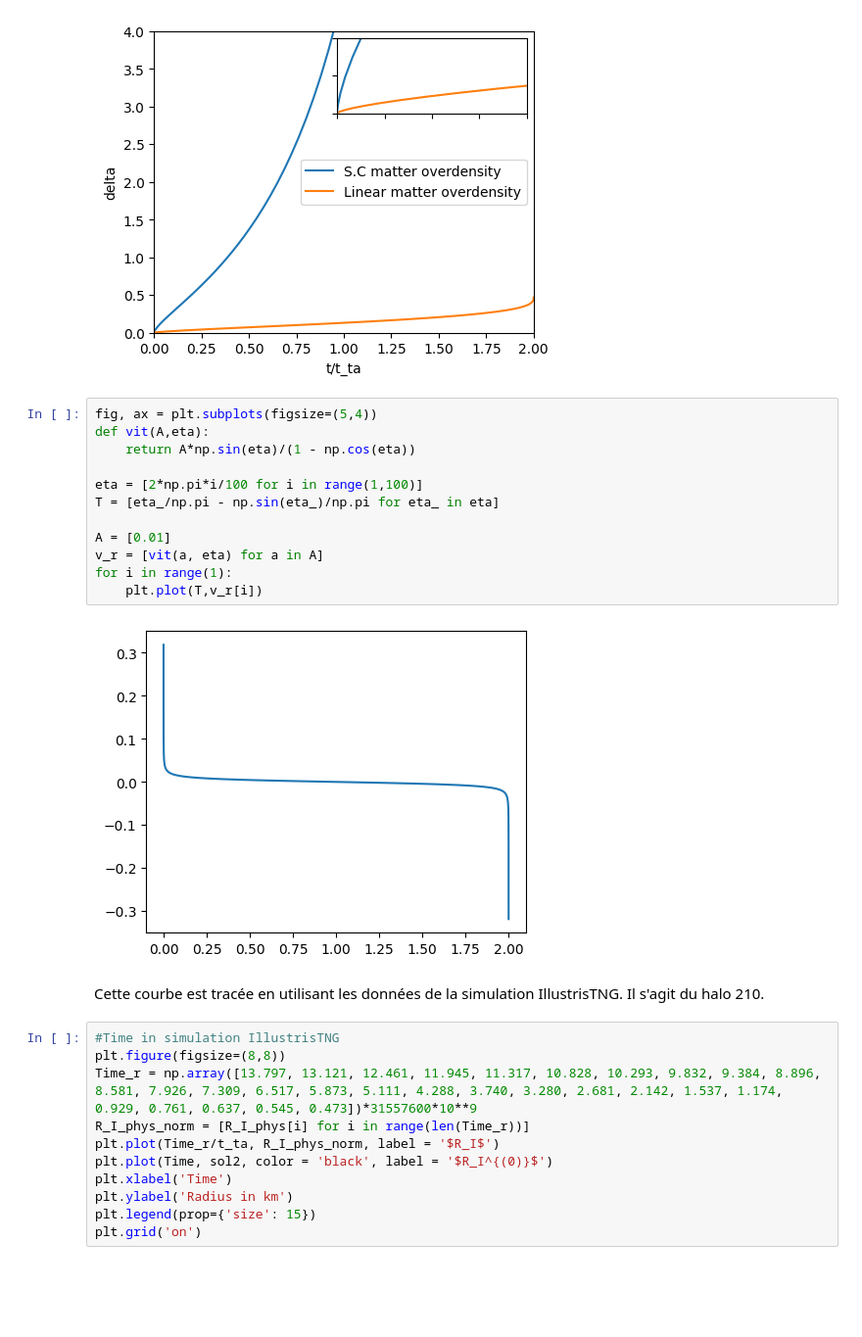
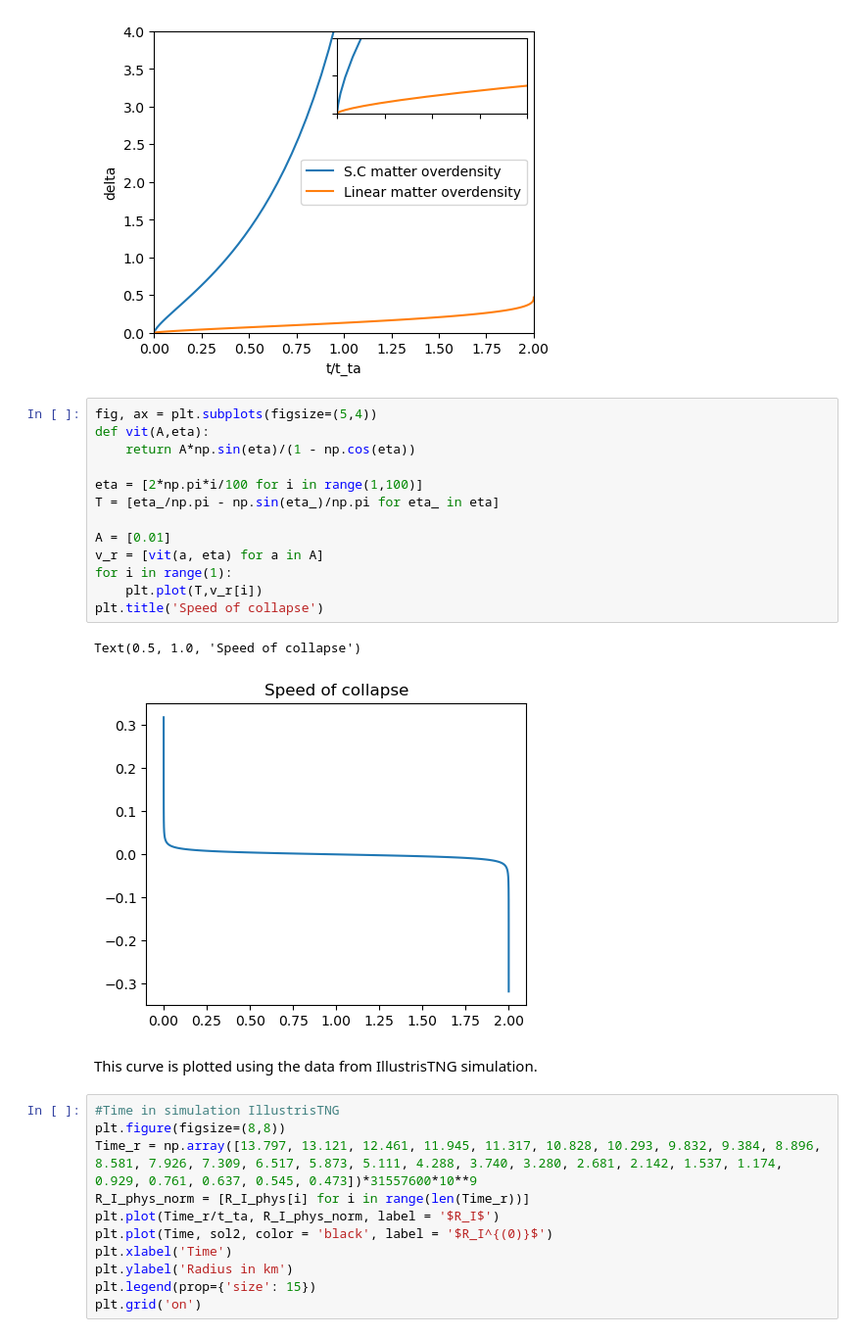
Before and after one commit to roomate/Black-Holes-and-Cosmology, a Jupyter notebook: Cosmology.ipynb, the cells around one changed output. Shown at 98% size. Cells and saved outputs as stored; diff of their text form; blank space fills up the shorter version.

```diff
--- a/Cosmology.ipynb
+++ b/Cosmology.ipynb
@@ -859,19 +860,21 @@ plt.show()
 # %%
 fig, ax = plt.subplots(figsize=(5,4))
 def vit(A,eta):
     return A*np.sin(eta)/(1 - np.cos(eta))
 
 eta = [2*np.pi*i/100 for i in range(1,100)]
 T = [eta_/np.pi - np.sin(eta_)/np.pi for eta_ in eta]
 
 A = [0.01]
 v_r = [vit(a, eta) for a in A]
 for i in range(1):
     plt.plot(T,v_r[i])
+plt.title('Speed of collapse')
 # %% [output]
+Text(0.5, 1.0, 'Speed of collapse')
-[figure, old version]
+[figure, new version]
 # %% [markdown]
-Cette courbe est tracée en utilisant les données de la simulation IllustrisTNG. Il s'agit du halo 210.
+This curve is plotted using the data from IllustrisTNG simulation.
 # %%
 #Time in simulation IllustrisTNG
 plt.figure(figsize=(8,8))
```
Also changed, not shown: parts of 10 cells of this notebook.
